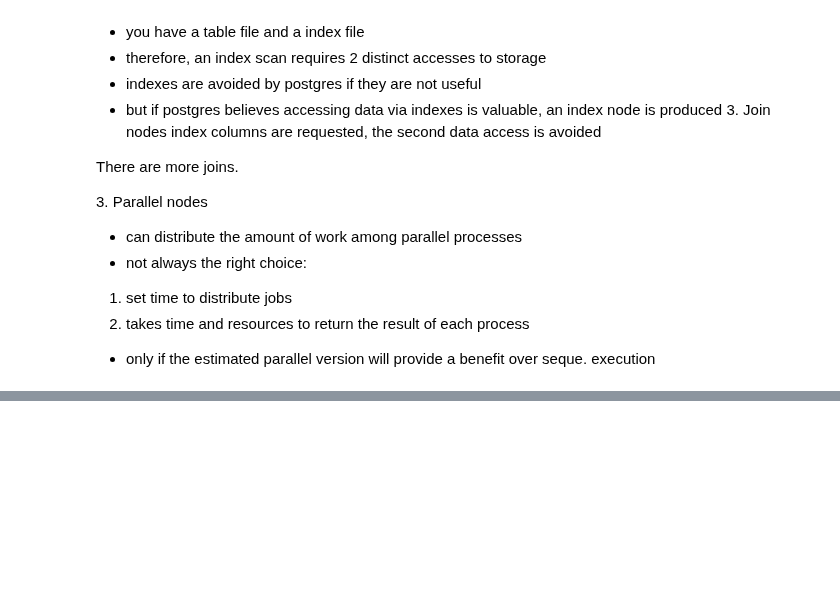
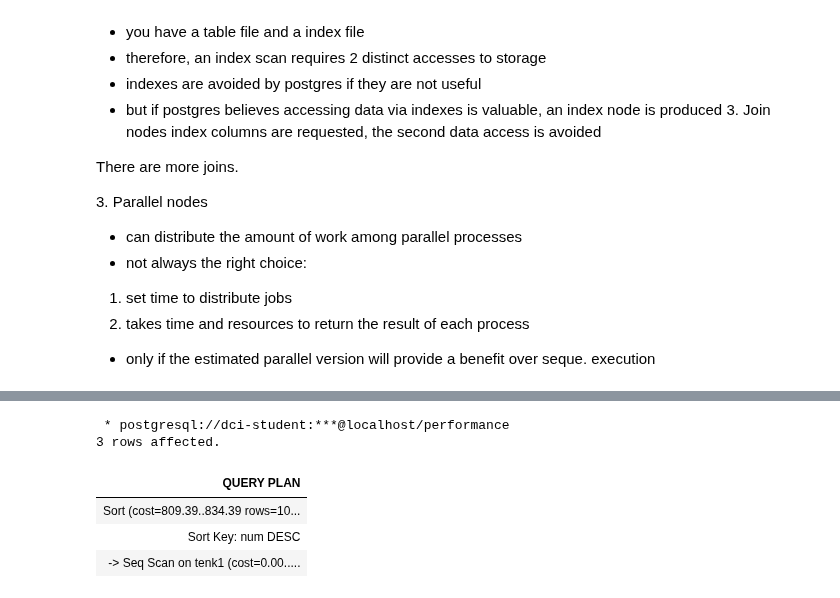
Before and after one commit to fbw-p22-e3-assignments/live-code, a Jupyter notebook: database/BASIC_PERFORMANCE/performance.ipynb, the cells around one changed output, grey strips where cells are left out. Cells and saved outputs as stored; diff of their text form; code cells hidden in the pictures; blank space fills up the shorter version.

```diff
--- a/database/BASIC_PERFORMANCE/performance.ipynb
+++ b/database/BASIC_PERFORMANCE/performance.ipynb
@@ -168,0 +219,13 @@ It is a data structure (data organization) that allows
+# %%
+%%sql
+
+explain SELECT *
+FROM tenk1
+order by num desc;
+# %% [output]
+ * postgresql://dci-student:***@localhost/performance
+3 rows affected.
+| QUERY PLAN |
+| Sort (cost=809.39..834.39 rows=10... |
+| Sort Key: num DESC |
+| -> Seq Scan on tenk1 (cost=0.00..... |
```
Also changed, not shown: parts of 33 cells of this notebook, 7 other files.
